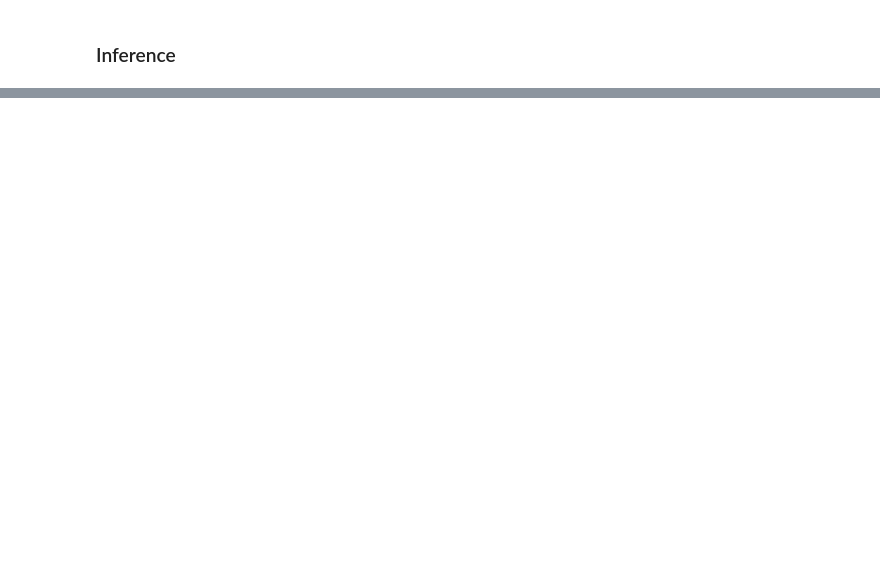
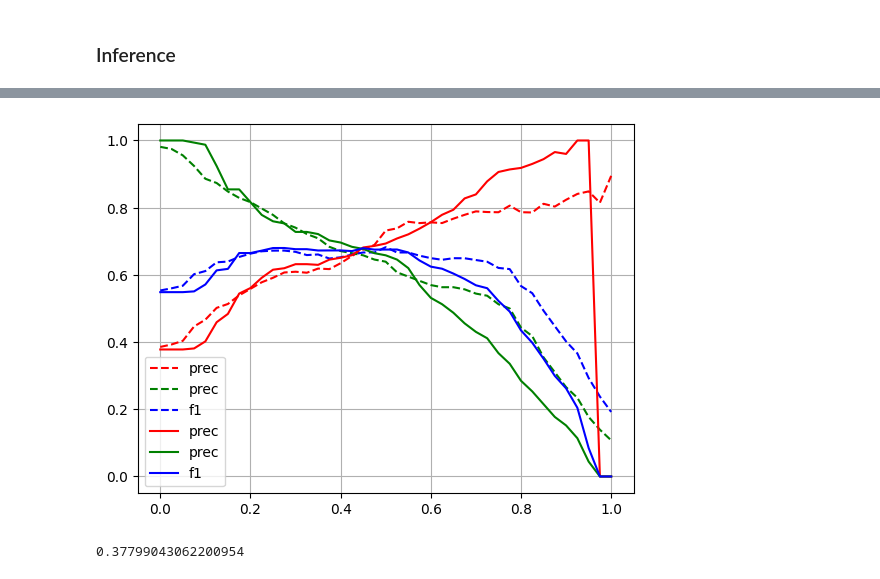
Before and after one commit to TechToker/nn_from_scratch, a Jupyter notebook: binary_classification_Titanic.ipynb, the cells around one changed output, grey strips where cells are left out. Cells and saved outputs as stored; diff of their text form; code cells hidden in the pictures; blank space fills up the shorter version.

```diff
--- a/binary_classification_Titanic.ipynb
+++ b/binary_classification_Titanic.ipynb
@@ -433,0 +643,19 @@ get_acc(pred, Y_test)
+# %%
+plt.plot(thresholds, cb_prec_list, 'r--', label='prec')
+plt.plot(thresholds, cb_rec_list, 'g--', label='prec')
+plt.plot(thresholds, cb_f1_list, 'b--', label='f1')
+
+plt.plot(thresholds, prec_list, label='prec', color='r')
+plt.plot(thresholds, rec_list, label='prec', color='g')
+plt.plot(thresholds, f1_list, label='f1', color='b')
+
+plt.grid(True)
+plt.legend()
+plt.show()
+# %% [output]
+[figure, added]
+# %%
+positive_rate = np.sum(Y_test.detach().numpy()) / len( Y_test.detach().numpy())
+positive_rate
+# %% [output]
+0.37799043062200954
```
Also changed, not shown: parts of 37 cells of this notebook.
